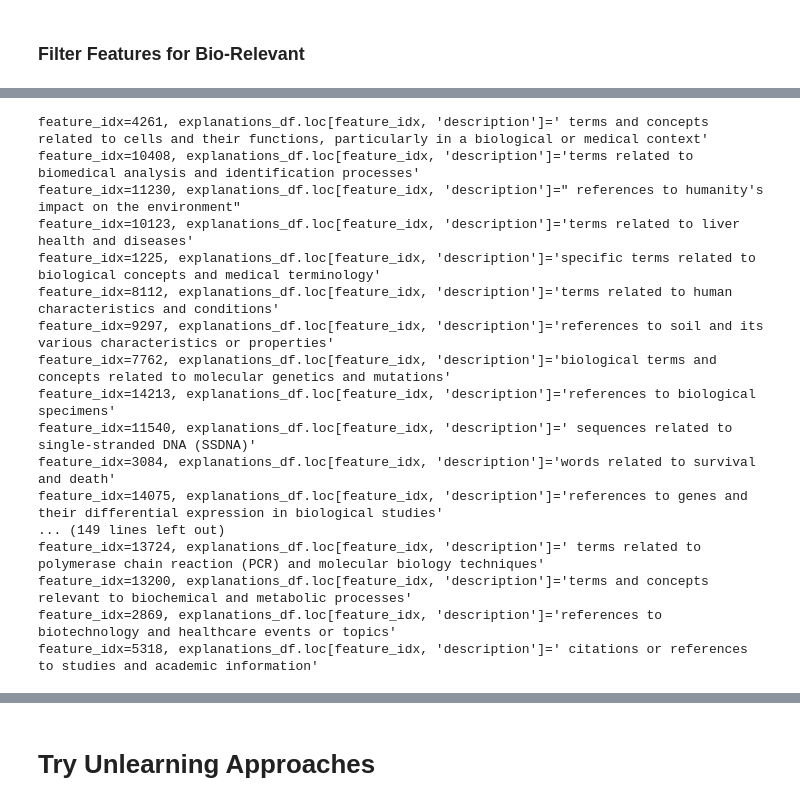
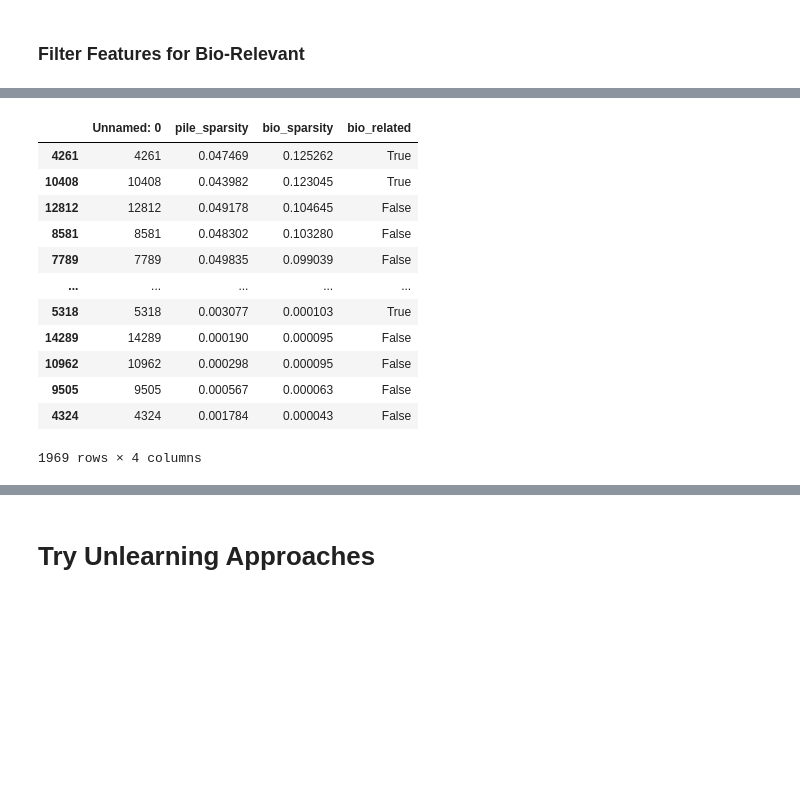
Before and after one commit to Aaquib111/sae-editing, a Jupyter notebook: sae_unlearning.ipynb, the cells around one changed output, grey strips where cells are left out. Cells and saved outputs as stored; diff of their text form; code cells hidden in the pictures; blank space fills up the shorter version.

```diff
--- a/sae_unlearning.ipynb
+++ b/sae_unlearning.ipynb
@@ -417,25 +452,18 @@ results = await asyncio.gather(*tasks)
-# %%
-for feature_idx, result in zip(features, results):
-    if result:
-        print(f"{feature_idx=}, {explanations_df.loc[feature_idx, 'description']=}")
-        # break
-# %% [output]
-feature_idx=4261, explanations_df.loc[feature_idx, 'description']=' terms and concepts related to cells and their functions, particularly in a biological or medical context'
-feature_idx=10408, explanations_df.loc[feature_idx, 'description']='terms related to biomedical analysis and identification processes'
-feature_idx=11230, explanations_df.loc[feature_idx, 'description']=" references to humanity's impact on the environment"
-feature_idx=10123, explanations_df.loc[feature_idx, 'description']='terms related to liver health and diseases'
-feature_idx=1225, explanations_df.loc[feature_idx, 'description']='specific terms related to biological concepts and medical terminology'
-feature_idx=8112, explanations_df.loc[feature_idx, 'description']='terms related to human characteristics and conditions'
-feature_idx=9297, explanations_df.loc[feature_idx, 'description']='references to soil and its various characteristics or properties'
-feature_idx=7762, explanations_df.loc[feature_idx, 'description']='biological terms and concepts related to molecular genetics and mutations'
-feature_idx=14213, explanations_df.loc[feature_idx, 'description']='references to biological specimens'
-feature_idx=11540, explanations_df.loc[feature_idx, 'description']=' sequences related to single-stranded DNA (SSDNA)'
-feature_idx=3084, explanations_df.loc[feature_idx, 'description']='words related to survival and death'
-feature_idx=14075, explanations_df.loc[feature_idx, 'description']='references to genes and their differential expression in biological studies'
-... (149 lines left out)
-feature_idx=13724, explanations_df.loc[feature_idx, 'description']=' terms related to polymerase chain reaction (PCR) and molecular biology techniques'
-feature_idx=13200, explanations_df.loc[feature_idx, 'description']='terms and concepts relevant to biochemical and metabolic processes'
-feature_idx=2869, explanations_df.loc[feature_idx, 'description']='references to biotechnology and healthcare events or topics'
-feature_idx=5318, explanations_df.loc[feature_idx, 'description']=' citations or references to studies and academic information'
+# %%
+sparsity_dfs[7].query("bio_related == True or bio_related == False").sort_values("bio_sparsity", ascending=False)
+# %% [output]
+|  | Unnamed: 0 | pile_sparsity | bio_sparsity | bio_related |
+| 4261 | 4261 | 0.047469 | 0.125262 | True |
+| 10408 | 10408 | 0.043982 | 0.123045 | True |
+| 12812 | 12812 | 0.049178 | 0.104645 | False |
+| 8581 | 8581 | 0.048302 | 0.103280 | False |
+| 7789 | 7789 | 0.049835 | 0.099039 | False |
+| ... | ... | ... | ... | ... |
+| 5318 | 5318 | 0.003077 | 0.000103 | True |
+| 14289 | 14289 | 0.000190 | 0.000095 | False |
+| 10962 | 10962 | 0.000298 | 0.000095 | False |
+| 9505 | 9505 | 0.000567 | 0.000063 | False |
+| 4324 | 4324 | 0.001784 | 0.000043 | False |
+1969 rows × 4 columns
 # %%
 # Create cumulative sum plot
```
Also changed, not shown: parts of 6 cells of this notebook, 5 other files.
